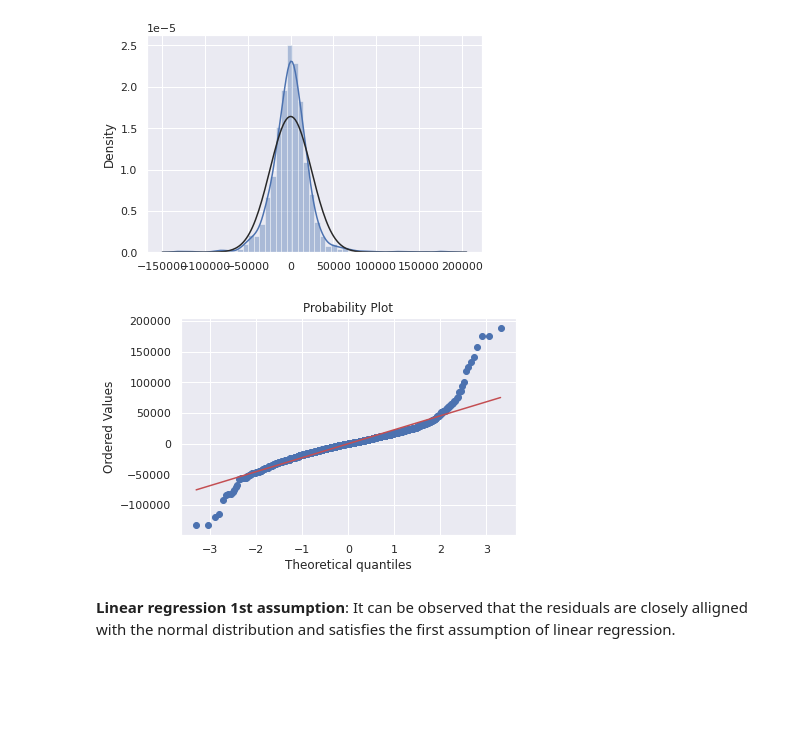
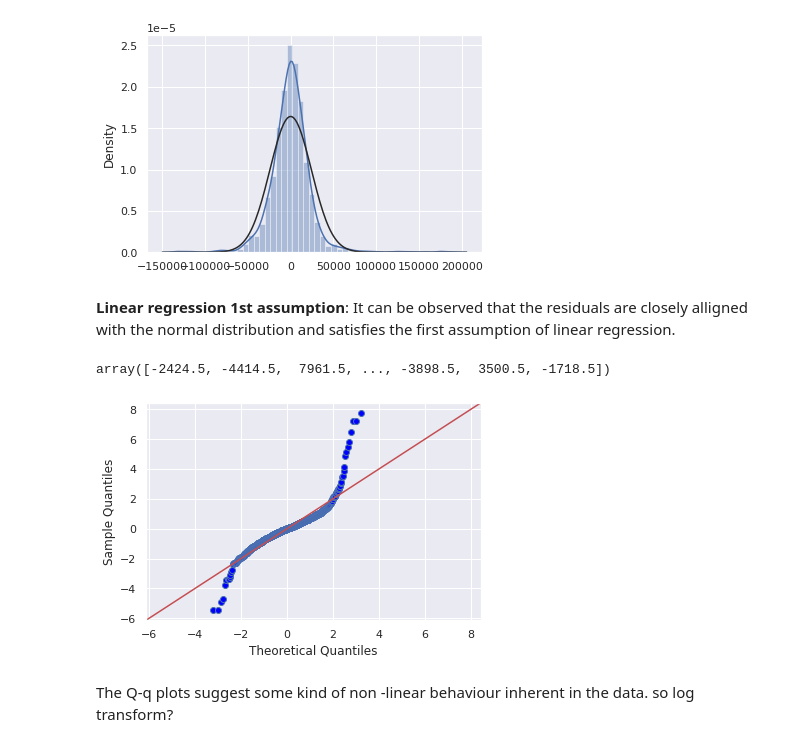
Before and after one commit to tilakmallikarjun/tilakmallikarjun, a Jupyter notebook: eda-notebook.ipynb, the cells around one changed output. Cells and saved outputs as stored; diff of their text form; code cells hidden in the pictures; blank space fills up the shorter version.

```diff
--- a/eda-notebook.ipynb
+++ b/eda-notebook.ipynb
@@ -627,10 +627,14 @@ sns.distplot(res, fit= norm)
 # %% [output]
 <AxesSubplot:ylabel='Density'>
 [figure]
-# %%
-fig = plt.figure()
-res = stats.probplot(res, plot=plt)
-# %% [output]
-[figure, removed]
 # %% [markdown]
 **Linear regression 1st assumption**:  It can be observed that the residuals are closely alligned with the normal distribution  and satisfies the first assumption of linear regression.
+# %%
+import statsmodels.api as sm
+sm.qqplot(res,line='45',fit=True,dist=stats.norm)
+res
+# %% [output]
+array([-2424.5, -4414.5,  7961.5, ..., -3898.5,  3500.5, -1718.5])
+[figure, added]
+# %% [markdown]
+The Q-q plots suggest some kind of non -linear behaviour inherent in the data. so log transform?
```
Also changed, not shown: parts of 2 cells of this notebook.
